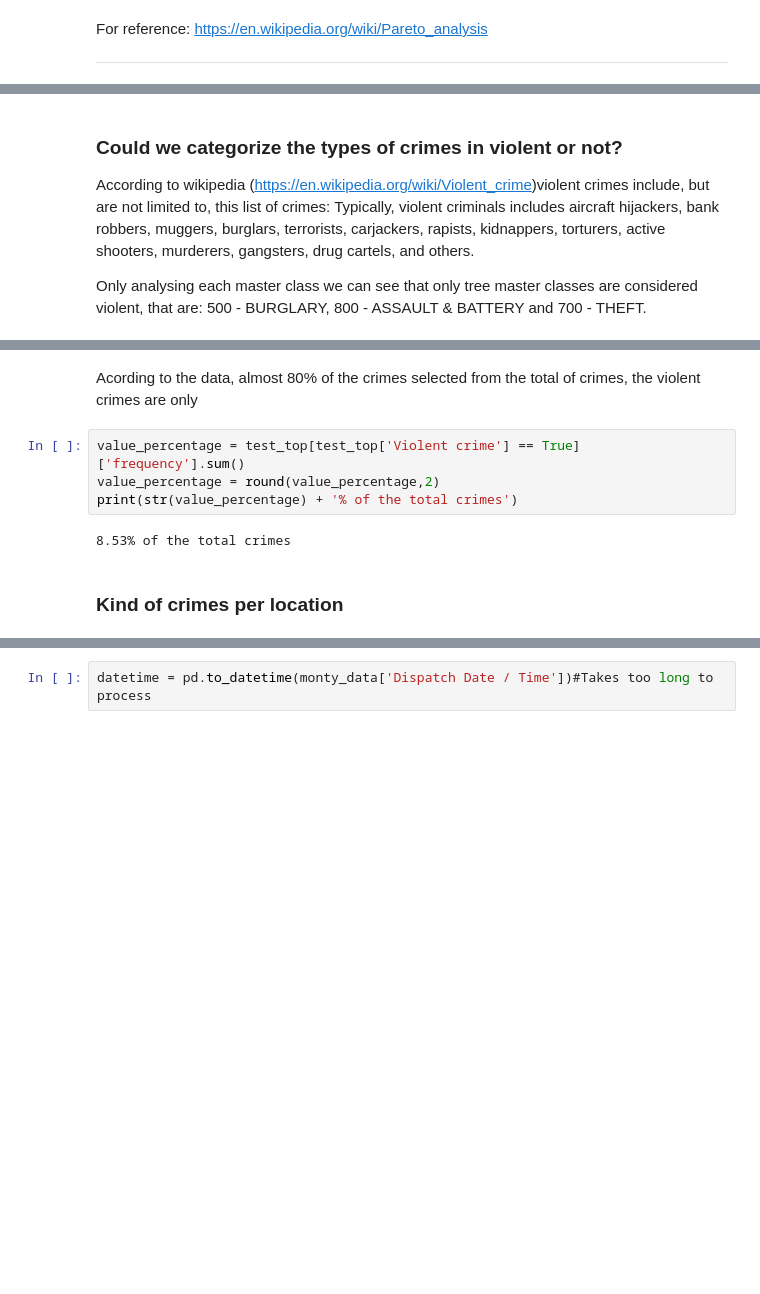
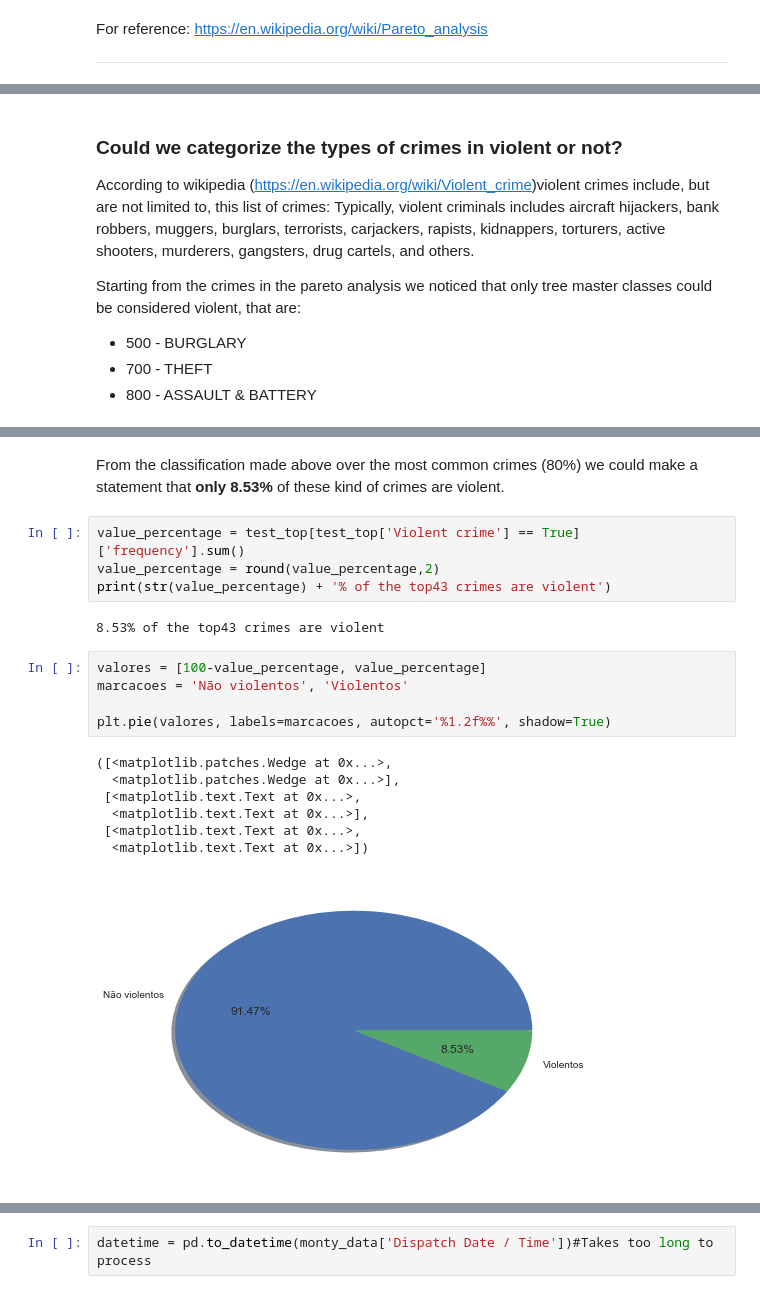
Before and after one commit to marco-olimpio/ufrn, a Jupyter notebook: EEC2006/1_CrimeProject/Finding crime patterns in Montgomery County.ipynb, the cells around one changed output, grey strips where cells are left out. Saved outputs shown, nothing was run; the diff lists cells and outputs as text; blank space fills up the shorter version.

```diff
--- a/EEC2006/1_CrimeProject/Finding crime patterns in Montgomery County.ipynb
+++ b/EEC2006/1_CrimeProject/Finding crime patterns in Montgomery County.ipynb
@@ -350,7 +374,12 @@ test_top
 
 According to wikipedia (https://en.wikipedia.org/wiki/Violent_crime)violent crimes include, but are not limited to, this list of crimes: Typically, violent criminals includes aircraft hijackers, bank robbers, muggers, burglars, terrorists, carjackers, rapists, kidnappers, torturers, active shooters, murderers, gangsters, drug cartels, and others.
 
-Only analysing each master class we can see that only tree master classes are considered violent, that are: 500 - BURGLARY, 800 - ASSAULT & BATTERY and 700 - THEFT.
+Starting from the crimes in the pareto analysis we noticed that only tree master classes could be considered violent, that are:
+<ul>
+    <li>500 - BURGLARY</li>
+    <li>700 - THEFT</li>
+    <li>800 - ASSAULT & BATTERY</li>
+</ul>
 # %%
 test_top['Violent crime'] = False
 
@@ -377,15 +406,26 @@ test_top.sort_values(['Violent crime', 'frequency'], ascending=False, axis=0, ki
 | 38 | 1824 | CDS-SELL-MARIJUANA/HASHISH | 0.671830 | 1800 | CONTROLLED DANGEROUS SUBSTANCE PO... | False |
 | 40 | 2946 | RECOVERED PROPERTY/MONT. CO. | 0.629038 | 2900 | MISC | False |
 | 41 | 1012 | FORGERY/CNTRFT-CHECKS | 0.624759 | 1000 | FORGERY/CNTRFT | False |
-# %% [markdown]
-Acording to the data, almost 80% of the crimes selected from the total of crimes, the violent crimes are only
+# %% [markdown]
+From the classification made above over the most common crimes (80%) we could make a statement that <strong>only 8.53%</strong> of these kind of crimes are violent.
 # %%
 value_percentage = test_top[test_top['Violent crime'] == True]['frequency'].sum()
 value_percentage = round(value_percentage,2)
-print(str(value_percentage) + '% of the total crimes')
+print(str(value_percentage) + '% of the top43 crimes are violent')
 # %% [output]
-8.53% of the total crimes
+8.53% of the top43 crimes are violent
-# %% [markdown]
-### Kind of crimes per location
+# %%
+valores = [100-value_percentage, value_percentage]
+marcacoes = 'Não violentos', 'Violentos'
+
+plt.pie(valores, labels=marcacoes, autopct='%1.2f%%', shadow=True)
+# %% [output]
+([<matplotlib.patches.Wedge at 0x...>,
+  <matplotlib.patches.Wedge at 0x...>],
+ [<matplotlib.text.Text at 0x...>,
+  <matplotlib.text.Text at 0x...>],
+ [<matplotlib.text.Text at 0x...>,
+  <matplotlib.text.Text at 0x...>])
+[figure, added]
 # %% [markdown]
 <h3>Wich period (morning, afternoon, night) of the day that most complaints occur</h3>
```
Also changed, not shown: parts of 66 cells of this notebook.
